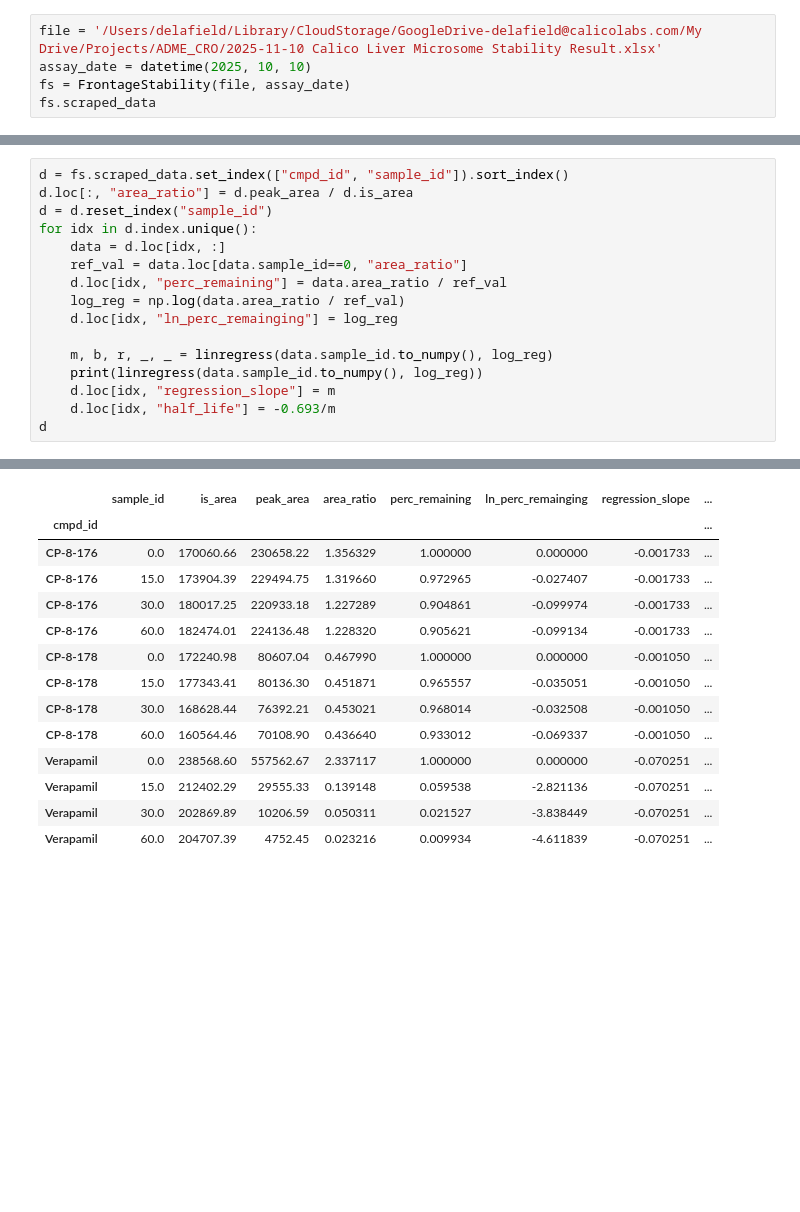
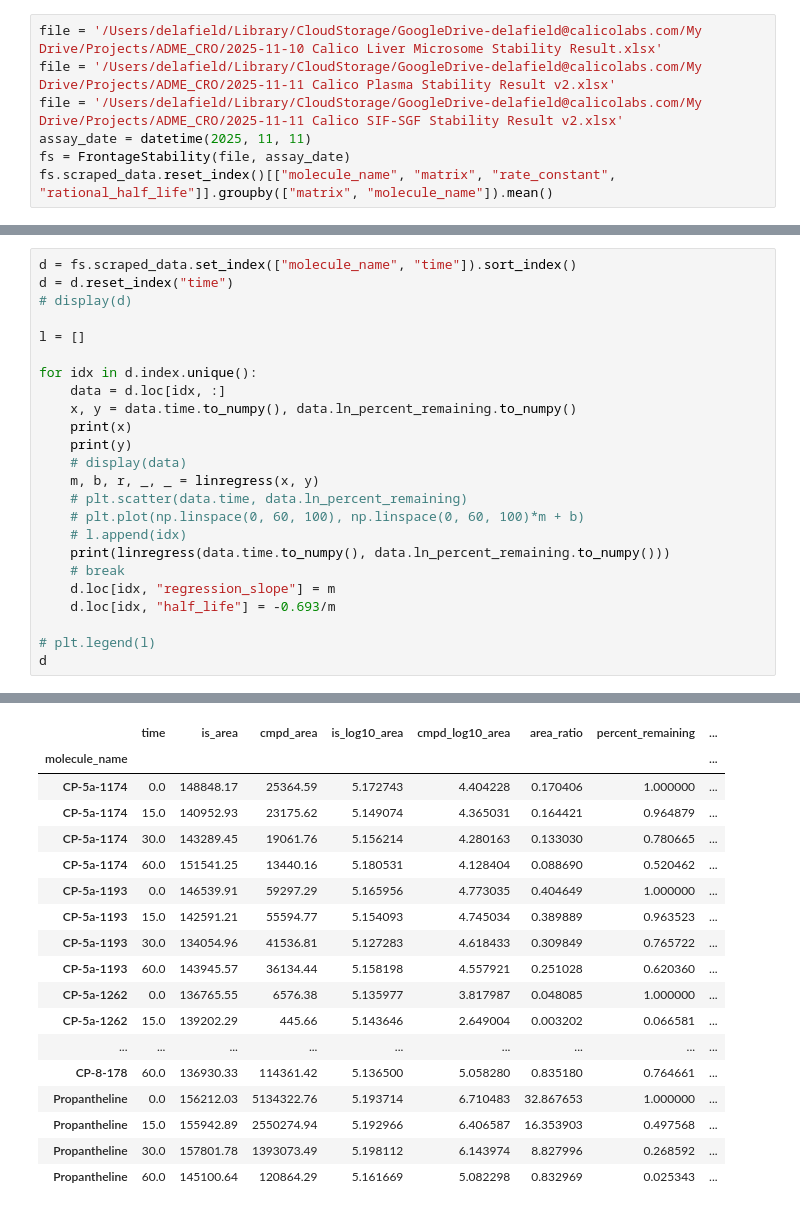
Before and after one commit to grahamdelafield/adme_data_handlers, a Jupyter notebook: 20251113_ClassDevelopment.ipynb, the cells around one changed output, grey strips where cells are left out. Cells and saved outputs as stored; diff of their text form; blank space fills up the shorter version.

```diff
--- a/20251113_ClassDevelopment.ipynb
+++ b/20251113_ClassDevelopment.ipynb
@@ -122,8 +172,10 @@ class FrontageStability(Frontage):
 # %%
 file = '/Users/delafield/Library/CloudStorage/GoogleDrive-delafield@calicolabs.com/My Drive/Projects/ADME_CRO/2025-11-10 Calico Liver Microsome Stability Result.xlsx'
-assay_date = datetime(2025, 10, 10)
+file = '/Users/delafield/Library/CloudStorage/GoogleDrive-delafield@calicolabs.com/My Drive/Projects/ADME_CRO/2025-11-11 Calico Plasma Stability Result v2.xlsx'
+file = '/Users/delafield/Library/CloudStorage/GoogleDrive-delafield@calicolabs.com/My Drive/Projects/ADME_CRO/2025-11-11 Calico SIF-SGF Stability Result v2.xlsx'
+assay_date = datetime(2025, 11, 11)
 fs = FrontageStability(file, assay_date)
-fs.scraped_data
+fs.scraped_data.reset_index()[["molecule_name", "matrix", "rate_constant", "rational_half_life"]].groupby(["matrix", "molecule_name"]).mean()
 # %% [output]
 Valid sheet name 'Raw Data' identified!
 All needed column names found!
@@ -143,17 +247,25 @@ All needed column names found!
 # %%
-d = fs.scraped_data.set_index(["cmpd_id", "sample_id"]).sort_index()
-d.loc[:, "area_ratio"] = d.peak_area / d.is_area
-d = d.reset_index("sample_id")
+d = fs.scraped_data.set_index(["molecule_name", "time"]).sort_index()
+d = d.reset_index("time")
+# display(d)
+
+l = []
+
 for idx in d.index.unique():
     data = d.loc[idx, :]
-    ref_val = data.loc[data.sample_id==0, "area_ratio"]
-    d.loc[idx, "perc_remaining"] = data.area_ratio / ref_val
-    log_reg = np.log(data.area_ratio / ref_val)
-    d.loc[idx, "ln_perc_remainging"] = log_reg
-
-    m, b, r, _, _ = linregress(data.sample_id.to_numpy(), log_reg)
-    print(linregress(data.sample_id.to_numpy(), log_reg))
+    x, y = data.time.to_numpy(), data.ln_percent_remaining.to_numpy()
+    print(x)
+    print(y)
+    # display(data)
+    m, b, r, _, _ = linregress(x, y)
+    # plt.scatter(data.time, data.ln_percent_remaining)
+    # plt.plot(np.linspace(0, 60, 100), np.linspace(0, 60, 100)*m + b)
+    # l.append(idx)
+    print(linregress(data.time.to_numpy(), data.ln_percent_remaining.to_numpy()))
+    # break
     d.loc[idx, "regression_slope"] = m
     d.loc[idx, "half_life"] = -0.693/m
+
+# plt.legend(l)
 d
 # %% [output]
@@ -163,14 +289,18 @@ LinregressResult(slope=-0.07025065766322872, intercept=-0.9737763779184987, rval
-|  | sample_id | is_area | peak_area | area_ratio | perc_remaining | ln_perc_remainging | regression_slope | ... |
-| cmpd_id |  |  |  |  |  |  |  | ... |
-| CP-8-176 | 0.0 | 170060.66 | 230658.22 | 1.356329 | 1.000000 | 0.000000 | -0.001733 | ... |
-| CP-8-176 | 15.0 | 173904.39 | 229494.75 | 1.319660 | 0.972965 | -0.027407 | -0.001733 | ... |
-| CP-8-176 | 30.0 | 180017.25 | 220933.18 | 1.227289 | 0.904861 | -0.099974 | -0.001733 | ... |
-| CP-8-176 | 60.0 | 182474.01 | 224136.48 | 1.228320 | 0.905621 | -0.099134 | -0.001733 | ... |
-| CP-8-178 | 0.0 | 172240.98 | 80607.04 | 0.467990 | 1.000000 | 0.000000 | -0.001050 | ... |
-| CP-8-178 | 15.0 | 177343.41 | 80136.30 | 0.451871 | 0.965557 | -0.035051 | -0.001050 | ... |
-| CP-8-178 | 30.0 | 168628.44 | 76392.21 | 0.453021 | 0.968014 | -0.032508 | -0.001050 | ... |
-| CP-8-178 | 60.0 | 160564.46 | 70108.90 | 0.436640 | 0.933012 | -0.069337 | -0.001050 | ... |
-| Verapamil | 0.0 | 238568.60 | 557562.67 | 2.337117 | 1.000000 | 0.000000 | -0.070251 | ... |
-| Verapamil | 15.0 | 212402.29 | 29555.33 | 0.139148 | 0.059538 | -2.821136 | -0.070251 | ... |
-| Verapamil | 30.0 | 202869.89 | 10206.59 | 0.050311 | 0.021527 | -3.838449 | -0.070251 | ... |
-| Verapamil | 60.0 | 204707.39 | 4752.45 | 0.023216 | 0.009934 | -4.611839 | -0.070251 | ... |
+|  | time | is_area | cmpd_area | is_log10_area | cmpd_log10_area | area_ratio | percent_remaining | ... |
+| molecule_name |  |  |  |  |  |  |  | ... |
+| CP-5a-1174 | 0.0 | 148848.17 | 25364.59 | 5.172743 | 4.404228 | 0.170406 | 1.000000 | ... |
+| CP-5a-1174 | 15.0 | 140952.93 | 23175.62 | 5.149074 | 4.365031 | 0.164421 | 0.964879 | ... |
+| CP-5a-1174 | 30.0 | 143289.45 | 19061.76 | 5.156214 | 4.280163 | 0.133030 | 0.780665 | ... |
+| CP-5a-1174 | 60.0 | 151541.25 | 13440.16 | 5.180531 | 4.128404 | 0.088690 | 0.520462 | ... |
+| CP-5a-1193 | 0.0 | 146539.91 | 59297.29 | 5.165956 | 4.773035 | 0.404649 | 1.000000 | ... |
+| CP-5a-1193 | 15.0 | 142591.21 | 55594.77 | 5.154093 | 4.745034 | 0.389889 | 0.963523 | ... |
+| CP-5a-1193 | 30.0 | 134054.96 | 41536.81 | 5.127283 | 4.618433 | 0.309849 | 0.765722 | ... |
+| CP-5a-1193 | 60.0 | 143945.57 | 36134.44 | 5.158198 | 4.557921 | 0.251028 | 0.620360 | ... |
+| CP-5a-1262 | 0.0 | 136765.55 | 6576.38 | 5.135977 | 3.817987 | 0.048085 | 1.000000 | ... |
+| CP-5a-1262 | 15.0 | 139202.29 | 445.66 | 5.143646 | 2.649004 | 0.003202 | 0.066581 | ... |
+| ... | ... | ... | ... | ... | ... | ... | ... | ... |
+| CP-8-178 | 60.0 | 136930.33 | 114361.42 | 5.136500 | 5.058280 | 0.835180 | 0.764661 | ... |
+| Propantheline | 0.0 | 156212.03 | 5134322.76 | 5.193714 | 6.710483 | 32.867653 | 1.000000 | ... |
+| Propantheline | 15.0 | 155942.89 | 2550274.94 | 5.192966 | 6.406587 | 16.353903 | 0.497568 | ... |
+| Propantheline | 30.0 | 157801.78 | 1393073.49 | 5.198112 | 6.143974 | 8.827996 | 0.268592 | ... |
+| Propantheline | 60.0 | 145100.64 | 120864.29 | 5.161669 | 5.082298 | 0.832969 | 0.025343 | ... |
```
Also changed, not shown: parts of 5 cells of this notebook.
